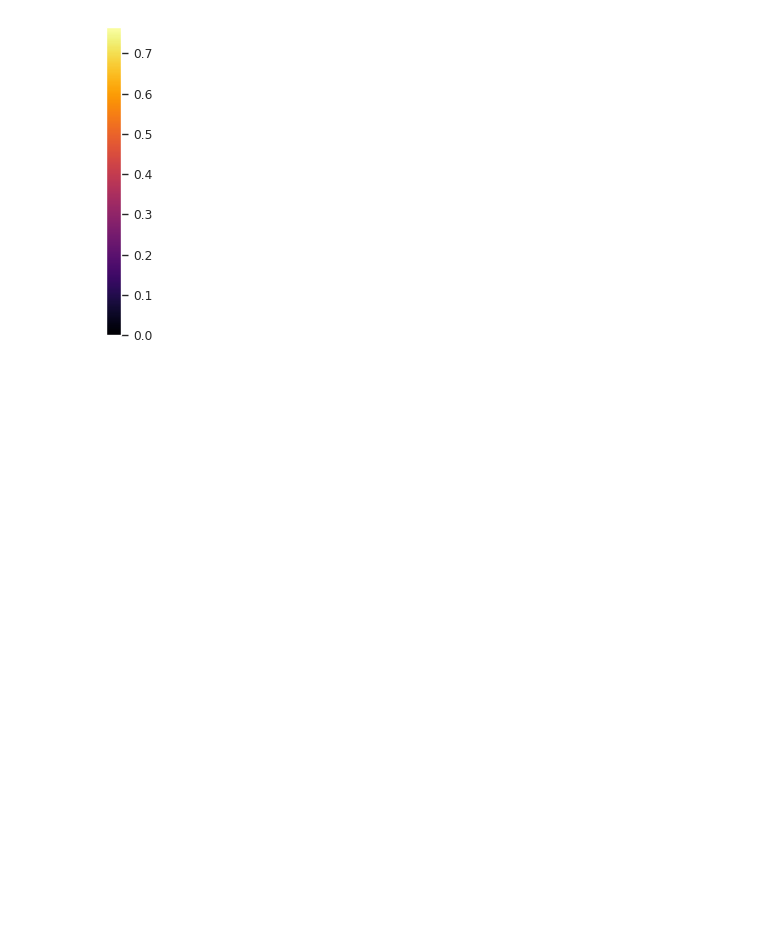
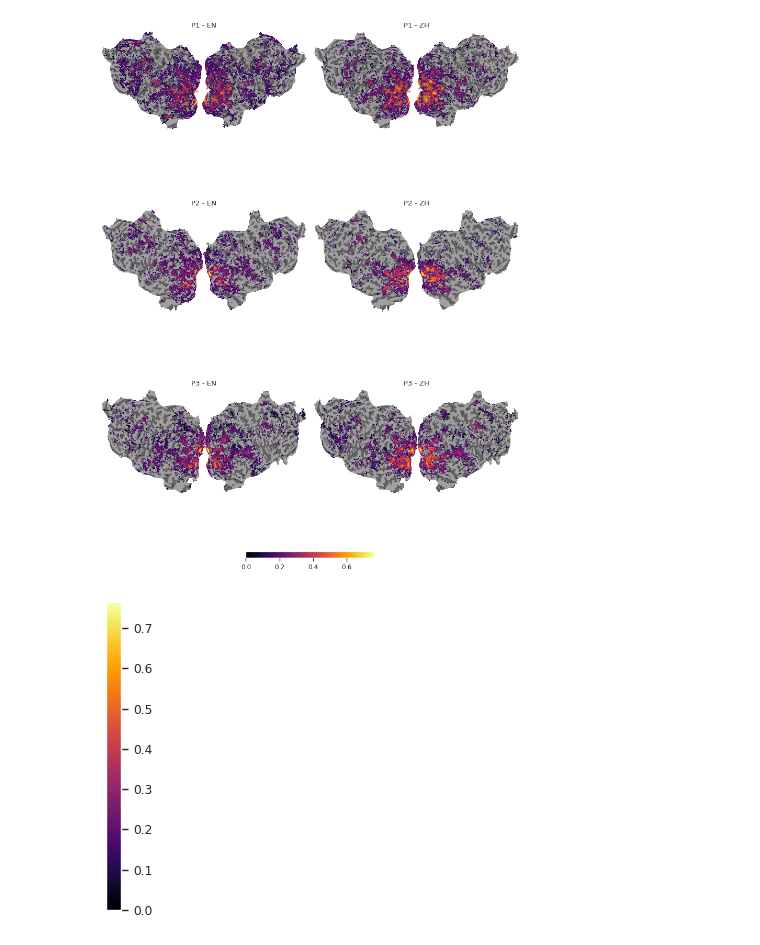
Before and after one commit to bramantyois/multilang_timescale, a Jupyter notebook: notebook/03_plots/00_sensory_level.ipynb, the cells around one changed output. Saved outputs shown, nothing was run; the diff lists cells and outputs as text; code cells hidden in the pictures; blank space fills up the shorter version.

Commit message:
update sensory level plotting

```diff
--- a/notebook/03_plots/00_sensory_level.ipynb
+++ b/notebook/03_plots/00_sensory_level.ipynb
@@ -117,8 +121,9 @@ def get_stats(subject_id: str):
 vmin = 0
 vmax = 0
 stats = {}
+
+print(f"sqrt(R^2) stats\n")
 for id in subject_ids:
-
     stats[id] = get_stats(id)
 
     en_score = stats[id]['en']
@@ -128,6 +133,23 @@ for id in subject_ids:
     en_score = en_score[~np.isnan(en_score)]
     zh_score = zh_score[~np.isnan(zh_score)]
 
+    en_median = np.median(en_score)
+    zh_median = np.median(zh_score)
+
+    en_mean = np.mean(en_score)
+    zh_mean = np.mean(zh_score)
+
+    en_std = np.std(en_score)
+    zh_std = np.std(zh_score)
+
     # computing vmin vmax
     vmin = min(vmin, np.min(en_score), np.min(zh_score))
     vmax = max(vmax, np.max(en_score), np.max(zh_score))
+
+
+    print(f"{id}:")
+    print(f"en: {en_mean:.3f} ({en_std:.3f})")
+    print(f"zh: {zh_mean:.3f} ({zh_std:.3f})")
+    print(f"en median: {en_median:.3f}")
+    print(f"zh median: {zh_median:.3f}")
+    print()
@@ -186,0 +200,52 @@ Area 0:0:2025.18:1024 exported to 2025 x 1024 pixels (96 dpi)
+# %%
+fig = plt.figure(figsize=figsize_dict['a4_portrait'])
+
+gs = fig.add_gridspec(4, 2, height_ratios=[1, 1, 1, 0.2])
+
+languages = ['en', 'zh']
+
+for i,id in enumerate(subject_ids):
+    surface_dict = get_surface_dict(id)
+    for j, lang in enumerate(languages):
+        print(f"plotting {id} {lang}")
+        score = stats[id][lang]
+
+        ax = fig.add_subplot(gs[i, j])
+
+        plot_simple_flatmap(
+            score,
+            surface_dict,
+            vmin=vmin,
+            vmax=vmax,
+            cmap='inferno',
+            ax = ax,
+        )
+        # write language on top middle
+        ax.set_title(f"{id_to_label[id]} - {lang.upper()}")
+
+        # write subject id if first column
+
+
+# now colorbar
+ax = fig.add_subplot(gs[-1, :])
+cax = ax.inset_axes([0.1, 0.1, 0.8, 0.8])
+
+cmap = plt.get_cmap('inferno')
+norm = plt.Normalize(vmin, vmax)
+
+sm = plt.cm.ScalarMappable(cmap=cmap, norm=norm)
+sm.set_array([])
+
+plt.colorbar(sm, ax=ax, orientation='horizontal', )
+
+ax.remove()
+# save images
+save_path=f".temp/image/{analysis_name}/pred_score_flatmap.png"
+
+if not os.path.exists(os.path.dirname(save_path)):
+    os.makedirs(os.path.dirname(save_path))
+
+plt.tight_layout()
+plt.savefig(save_path, dpi=300)
+plt.show()
+# %% [output]
@@ -187,3 +269,4 @@ Area 0:0:2025.18:1024 exported to 2025 x 1024 pixels (96 dpi)
+[figure, added]
 # %%
 # plot cbar vertical
 fig, ax = plt.subplots(1, 1, figsize=figsize)
```
Also changed, not shown: parts of 8 cells of this notebook, 3 other files.
